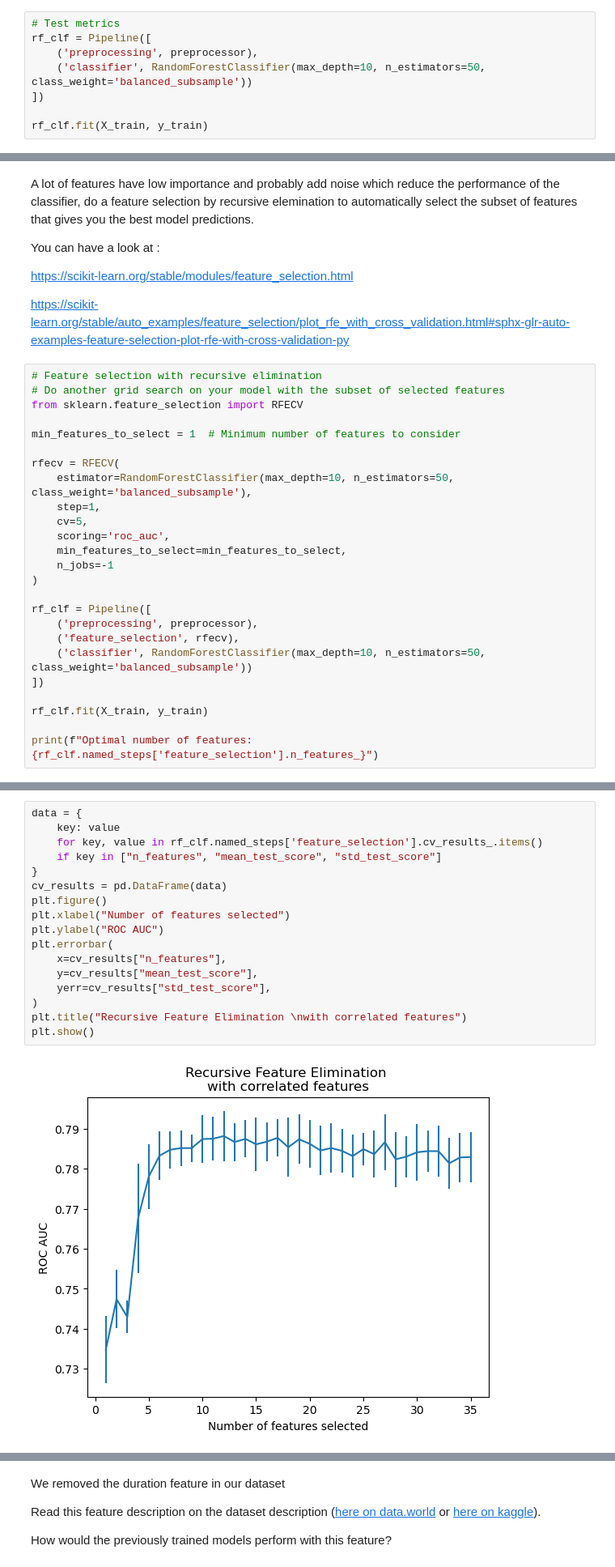
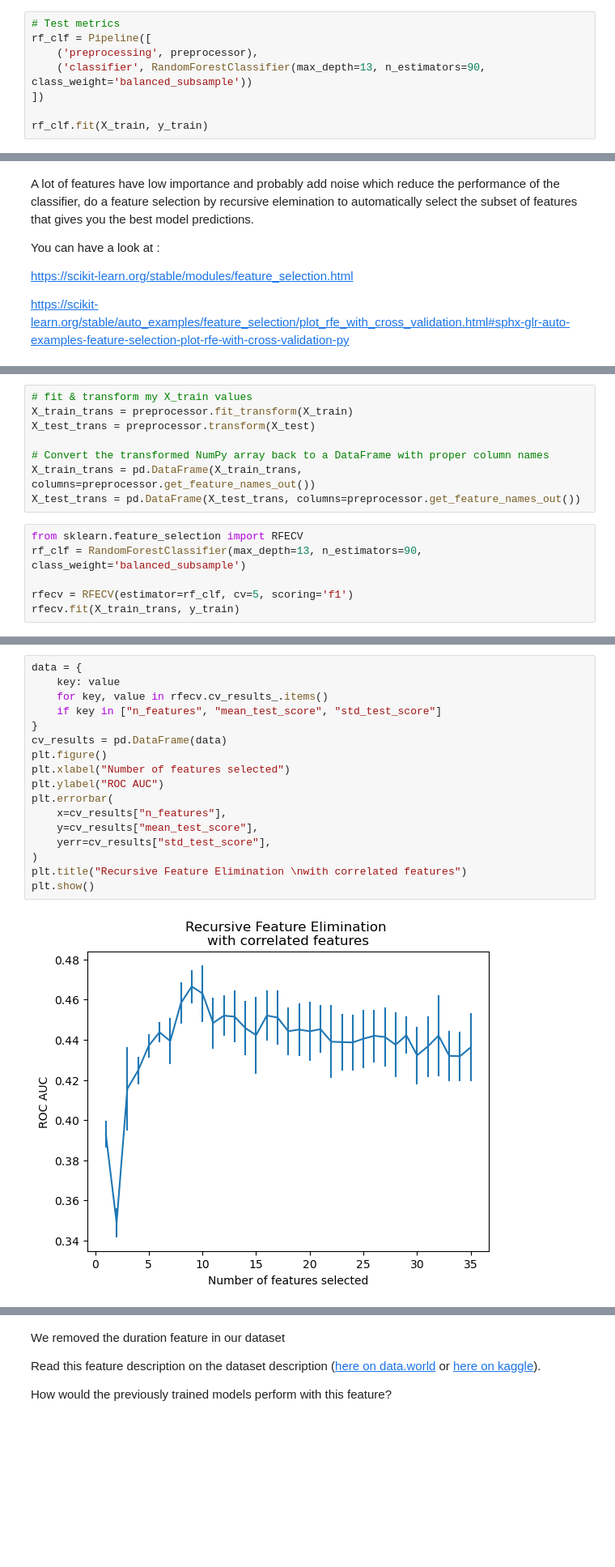
Before and after one commit to clarka34/12_machine_learning, a Jupyter notebook: ML2 - Classification et Clustering/ML2.2_ensemble_methods_intro/notebooks/EnsembleLearning_v2.ipynb, the cells around one changed output, grey strips where cells are left out. Shown at 81% size. Drawn from its saved outputs; the diff is of its cells as text; blank space fills up the shorter version.

```diff
--- a/ML2 - Classification et Clustering/ML2.2_ensemble_methods_intro/notebooks/EnsembleLearning_v2.ipynb
+++ b/ML2 - Classification et Clustering/ML2.2_ensemble_methods_intro/notebooks/EnsembleLearning_v2.ipynb
@@ -613,7 +620,7 @@ Now retrain the model with the selected hyperparameters on your whole train set
 # Test metrics
 rf_clf = Pipeline([
     ('preprocessing', preprocessor),
-    ('classifier', RandomForestClassifier(max_depth=10, n_estimators=50, class_weight='balanced_subsample'))
+    ('classifier', RandomForestClassifier(max_depth=13, n_estimators=90, class_weight='balanced_subsample'))
 ])
 
 rf_clf.fit(X_train, y_train)
@@ -674,28 +681,3 @@ You can have a look at :
 https://scikit-learn.org/stable/modules/feature_selection.html
 
 https://scikit-learn.org/stable/auto_examples/feature_selection/plot_rfe_with_cross_validation.html#sphx-glr-auto-examples-feature-selection-plot-rfe-with-cross-validation-py
-# %%
-# Feature selection with recursive elimination
-# Do another grid search on your model with the subset of selected features
-from sklearn.feature_selection import RFECV
-
-min_features_to_select = 1  # Minimum number of features to consider
-
-rfecv = RFECV(
-    estimator=RandomForestClassifier(max_depth=10, n_estimators=50, class_weight='balanced_subsample'),
-    step=1,
-    cv=5,
-    scoring='roc_auc',
-    min_features_to_select=min_features_to_select,
-    n_jobs=-1
-)
-
-rf_clf = Pipeline([
-    ('preprocessing', preprocessor),
-    ('feature_selection', rfecv),
-    ('classifier', RandomForestClassifier(max_depth=10, n_estimators=50, class_weight='balanced_subsample'))
-])
-
-rf_clf.fit(X_train, y_train)
-
-print(f"Optimal number of features: {rf_clf.named_steps['feature_selection'].n_features_}")
@@ -719,0 +686,14 @@ Pipeline(steps=[('preprocessing',
+# %%
+# fit & transform my X_train values
+X_train_trans = preprocessor.fit_transform(X_train)
+X_test_trans = preprocessor.transform(X_test)
+
+# Convert the transformed NumPy array back to a DataFrame with proper column names
+X_train_trans = pd.DataFrame(X_train_trans, columns=preprocessor.get_feature_names_out())
+X_test_trans = pd.DataFrame(X_test_trans, columns=preprocessor.get_feature_names_out())
+# %%
+from sklearn.feature_selection import RFECV
+rf_clf = RandomForestClassifier(max_depth=13, n_estimators=90, class_weight='balanced_subsample')
+
+rfecv = RFECV(estimator=rf_clf, cv=5, scoring='f1')
+rfecv.fit(X_train_trans, y_train)
@@ -720,19 +709,19 @@ Pipeline(steps=[('preprocessing',
 # %%
 data = {
     key: value
-    for key, value in rf_clf.named_steps['feature_selection'].cv_results_.items()
+    for key, value in rfecv.cv_results_.items()
     if key in ["n_features", "mean_test_score", "std_test_score"]
 }
 cv_results = pd.DataFrame(data)
 plt.figure()
 plt.xlabel("Number of features selected")
 plt.ylabel("ROC AUC")
 plt.errorbar(
     x=cv_results["n_features"],
     y=cv_results["mean_test_score"],
     yerr=cv_results["std_test_score"],
 )
 plt.title("Recursive Feature Elimination \nwith correlated features")
 plt.show()
 # %% [output]
-[figure, old version]
+[figure, new version]
```
Also changed, not shown: parts of 53 cells of this notebook.
